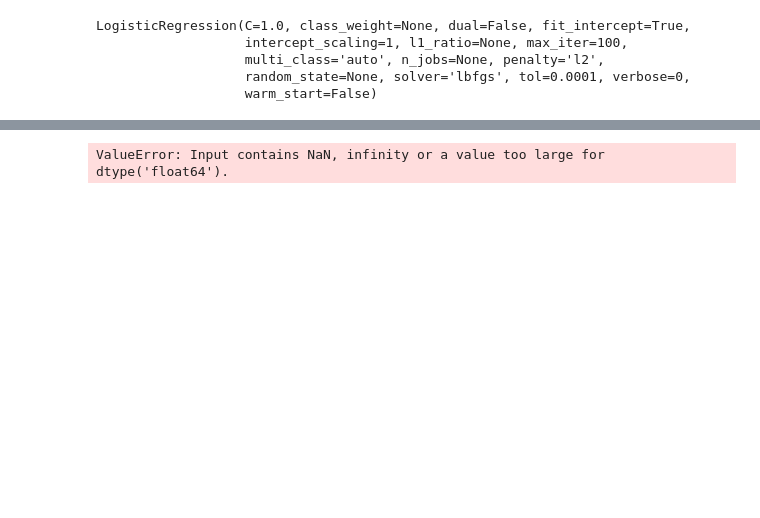
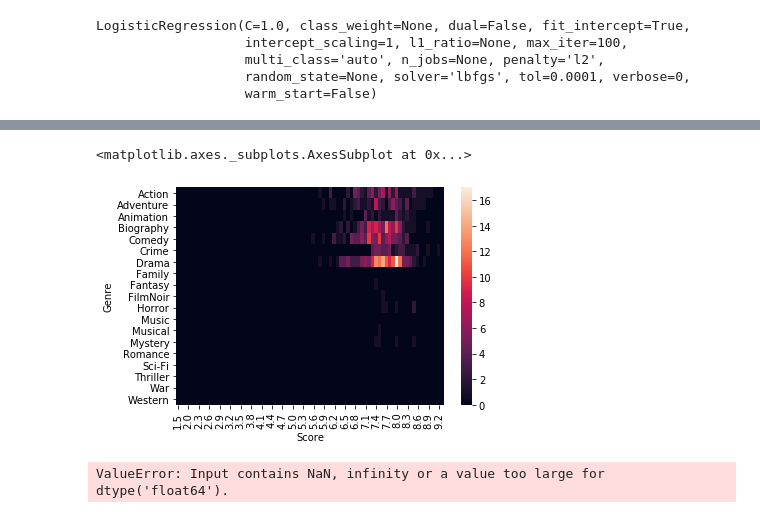
Before and after one commit to UlianaY/FilmsProject, a Jupyter notebook: Working_With_FilmsDS.ipynb, the cells around one changed output, grey strips where cells are left out. Cells and saved outputs as stored; diff of their text form; code cells hidden in the pictures; blank space fills up the shorter version.

```diff
--- a/Working_With_FilmsDS.ipynb
+++ b/Working_With_FilmsDS.ipynb
@@ -186,3 +186,13 @@ weighted avg       0.89      0.93      0.90      1495
+# %%
+info = BinarData.pivot_table(
+                        index='Genre',
+                        columns='Score',
+                        values='win',
+                        aggfunc=sum).fillna(0).applymap(float)
+sns.heatmap(info)
+# %% [output]
+<matplotlib.axes._subplots.AxesSubplot at 0x...>
+[figure, added]
 # %%
 
 from sklearn.datasets import make_classification
```
Also changed, not shown: parts of 4 cells of this notebook, 6 other files.
